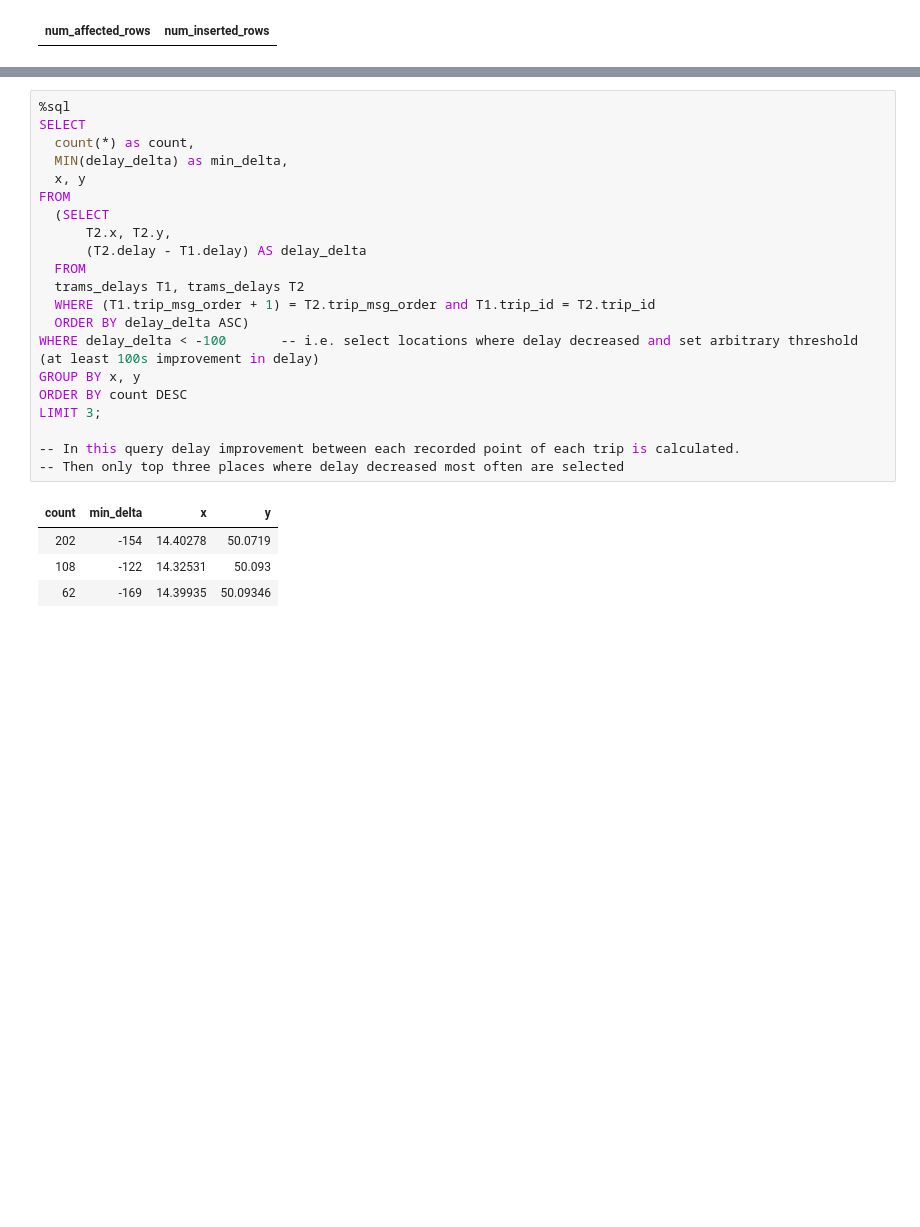
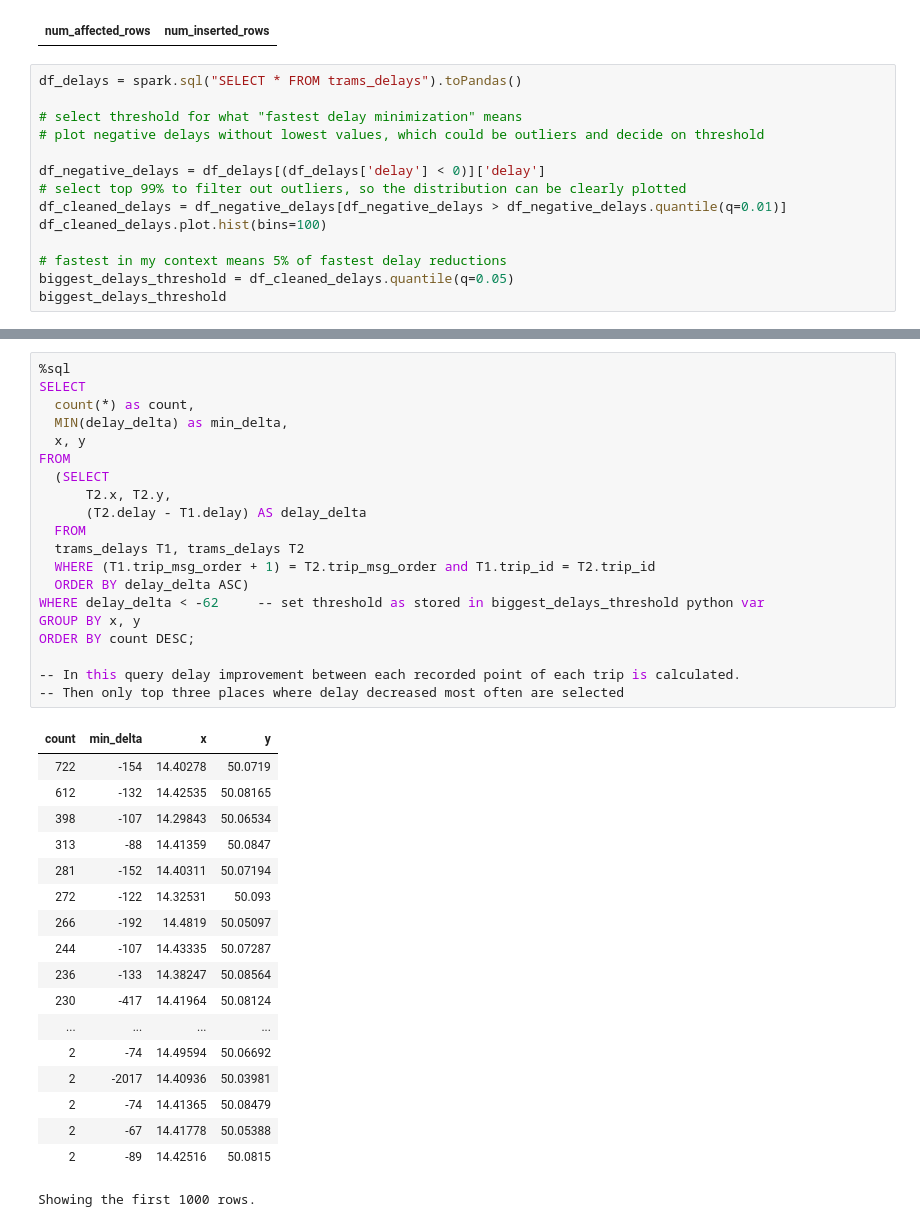
Before and after one commit to OndrejKomin/BDT_pid, a Jupyter notebook: data_analysis.ipynb, the cells around one changed output, grey strips where cells are left out. Saved outputs shown, nothing was run; the diff lists cells and outputs as text; blank space fills up the shorter version.

```diff
--- a/data_analysis.ipynb
+++ b/data_analysis.ipynb
@@ -55,3 +70,17 @@ FROM trams);
 -- I do this so I can compute delay decrement between two consecutive locations for each trip.
 # %% [output]
 | num_affected_rows | num_inserted_rows |
+# %%
+df_delays = spark.sql("SELECT * FROM trams_delays").toPandas()
+
+# select threshold for what "fastest delay minimization" means
+# plot negative delays without lowest values, which could be outliers and decide on threshold
+
+df_negative_delays = df_delays[(df_delays['delay'] < 0)]['delay']
+# select top 99% to filter out outliers, so the distribution can be clearly plotted
+df_cleaned_delays = df_negative_delays[df_negative_delays > df_negative_delays.quantile(q=0.01)]
+df_cleaned_delays.plot.hist(bins=100)
+
+# fastest in my context means 5% of fastest delay reductions
+biggest_delays_threshold = df_cleaned_delays.quantile(q=0.05)
+biggest_delays_threshold
@@ -58,29 +90,42 @@ FROM trams);
 # %%
 %sql
 SELECT
   count(*) as count,
   MIN(delay_delta) as min_delta,
   x, y
 FROM
   (SELECT
       T2.x, T2.y,
       (T2.delay - T1.delay) AS delay_delta
   FROM
   trams_delays T1, trams_delays T2
   WHERE (T1.trip_msg_order + 1) = T2.trip_msg_order and T1.trip_id = T2.trip_id
   ORDER BY delay_delta ASC)
-WHERE delay_delta < -100       -- i.e. select locations where delay decreased and set arbitrary threshold (at least 100s improvement in delay)
+WHERE delay_delta < -62     -- set threshold as stored in biggest_delays_threshold python var
 GROUP BY x, y
-ORDER BY count DESC
-LIMIT 3;
+ORDER BY count DESC;
 
 -- In this query delay improvement between each recorded point of each trip is calculated.
 -- Then only top three places where delay decreased most often are selected
 # %% [output]
 | count | min_delta | x | y |
-| 202 | -154 | 14.40278 | 50.0719 |
-| 108 | -122 | 14.32531 | 50.093 |
-| 62 | -169 | 14.39935 | 50.09346 |
+| 722 | -154 | 14.40278 | 50.0719 |
+| 612 | -132 | 14.42535 | 50.08165 |
+| 398 | -107 | 14.29843 | 50.06534 |
+| 313 | -88 | 14.41359 | 50.0847 |
+| 281 | -152 | 14.40311 | 50.07194 |
+| 272 | -122 | 14.32531 | 50.093 |
+| 266 | -192 | 14.4819 | 50.05097 |
+| 244 | -107 | 14.43335 | 50.07287 |
+| 236 | -133 | 14.38247 | 50.08564 |
+| 230 | -417 | 14.41964 | 50.08124 |
+| ... | ... | ... | ... |
+| 2 | -74 | 14.49594 | 50.06692 |
+| 2 | -2017 | 14.40936 | 50.03981 |
+| 2 | -74 | 14.41365 | 50.08479 |
+| 2 | -67 | 14.41778 | 50.05388 |
+| 2 | -89 | 14.42516 | 50.0815 |
+Showing the first 1000 rows.
 # %%
 # save results to pandas dataframe
 df_results = _sqldf.toPandas()
```
Also changed, not shown: parts of 7 cells of this notebook.
